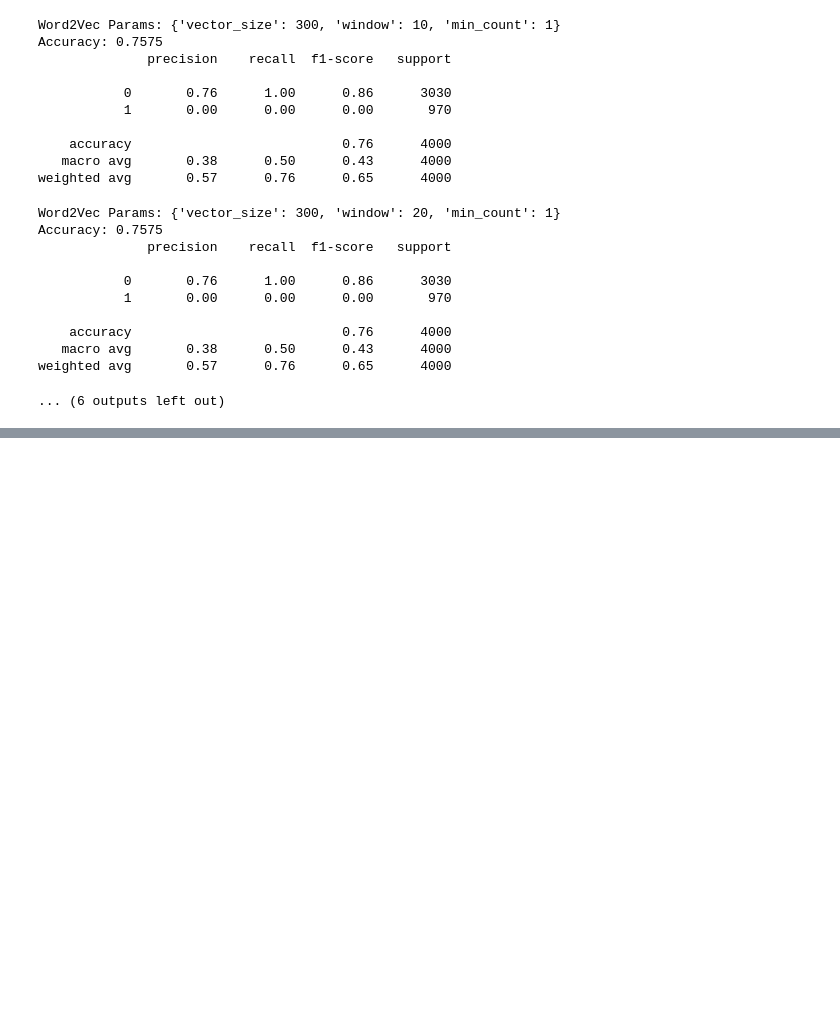
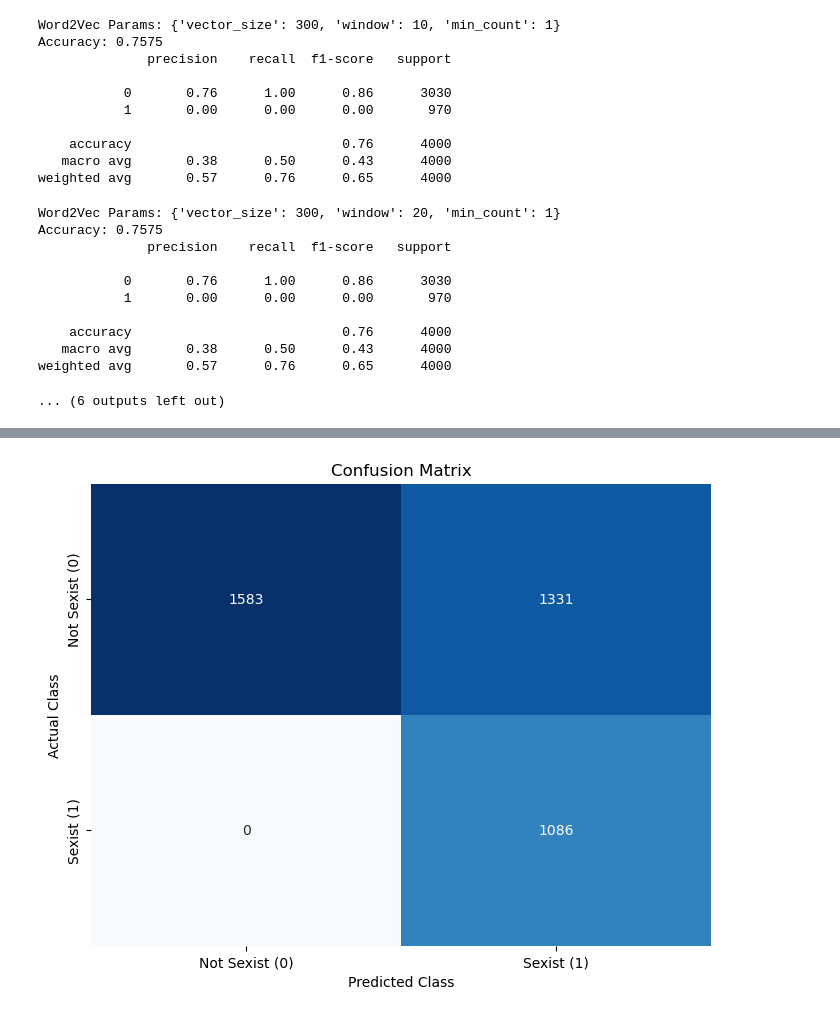
Before and after one commit to SvenGerloff/online_sexism_detection, a Jupyter notebook: milestone_2/LogisticRegression.ipynb, the cells around one changed output, grey strips where cells are left out. Saved outputs shown, nothing was run; the diff lists cells and outputs as text; code cells hidden in the pictures; blank space fills up the shorter version.

```diff
--- a/milestone_2/LogisticRegression.ipynb
+++ b/milestone_2/LogisticRegression.ipynb
@@ -278,0 +318,2 @@ weighted avg       0.57      0.76      0.65      4000
+# %%
+df_output['y_pred'] = (df_output['prob_1'] > 0.25)
@@ -278,0 +332,4 @@ weighted avg       0.57      0.76      0.65      4000
+# %%
+plot_confusion_matrix(df_output)
+# %% [output]
+[figure, added]
```
Also changed, not shown: parts of 18 cells of this notebook, 4 other files.
